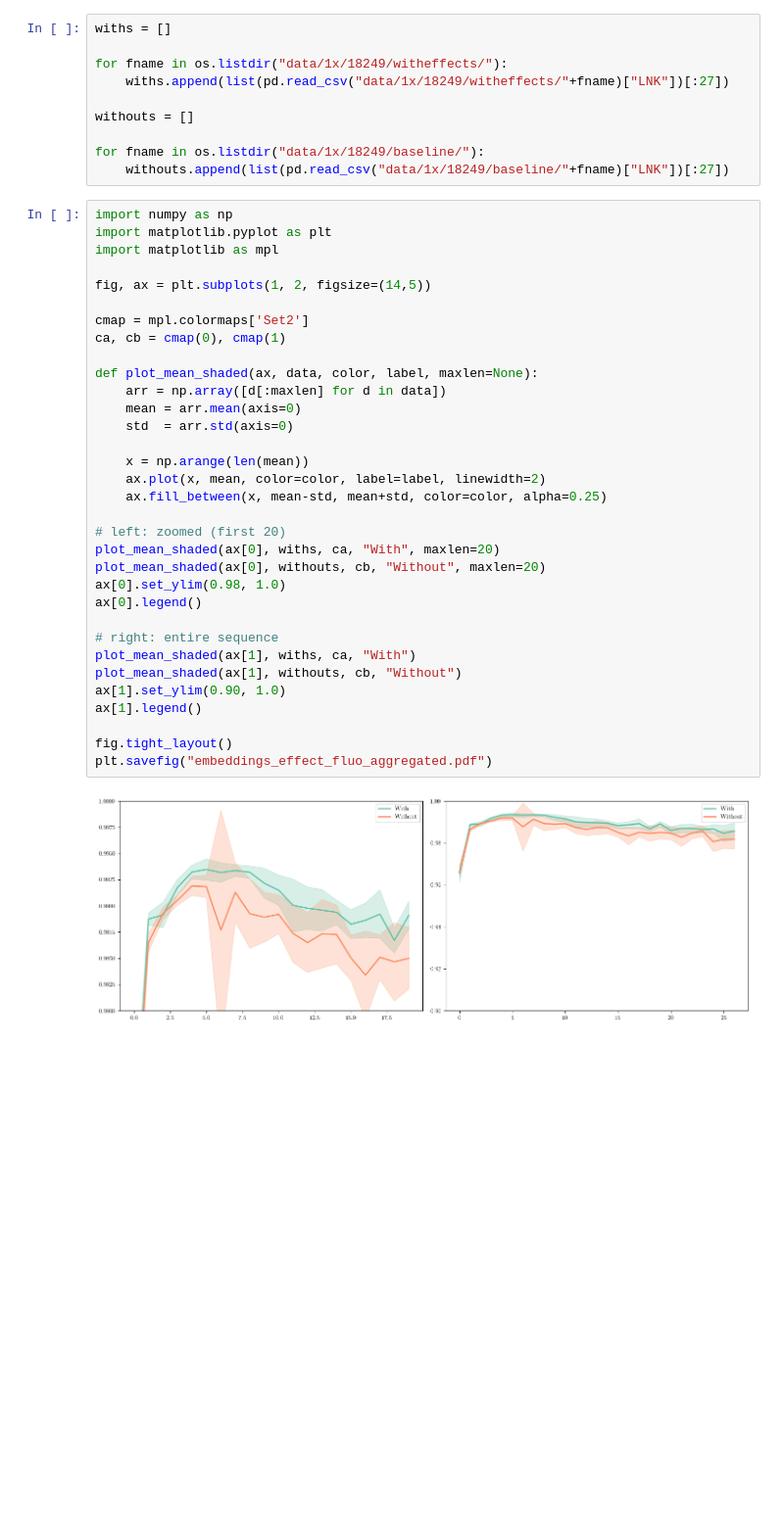
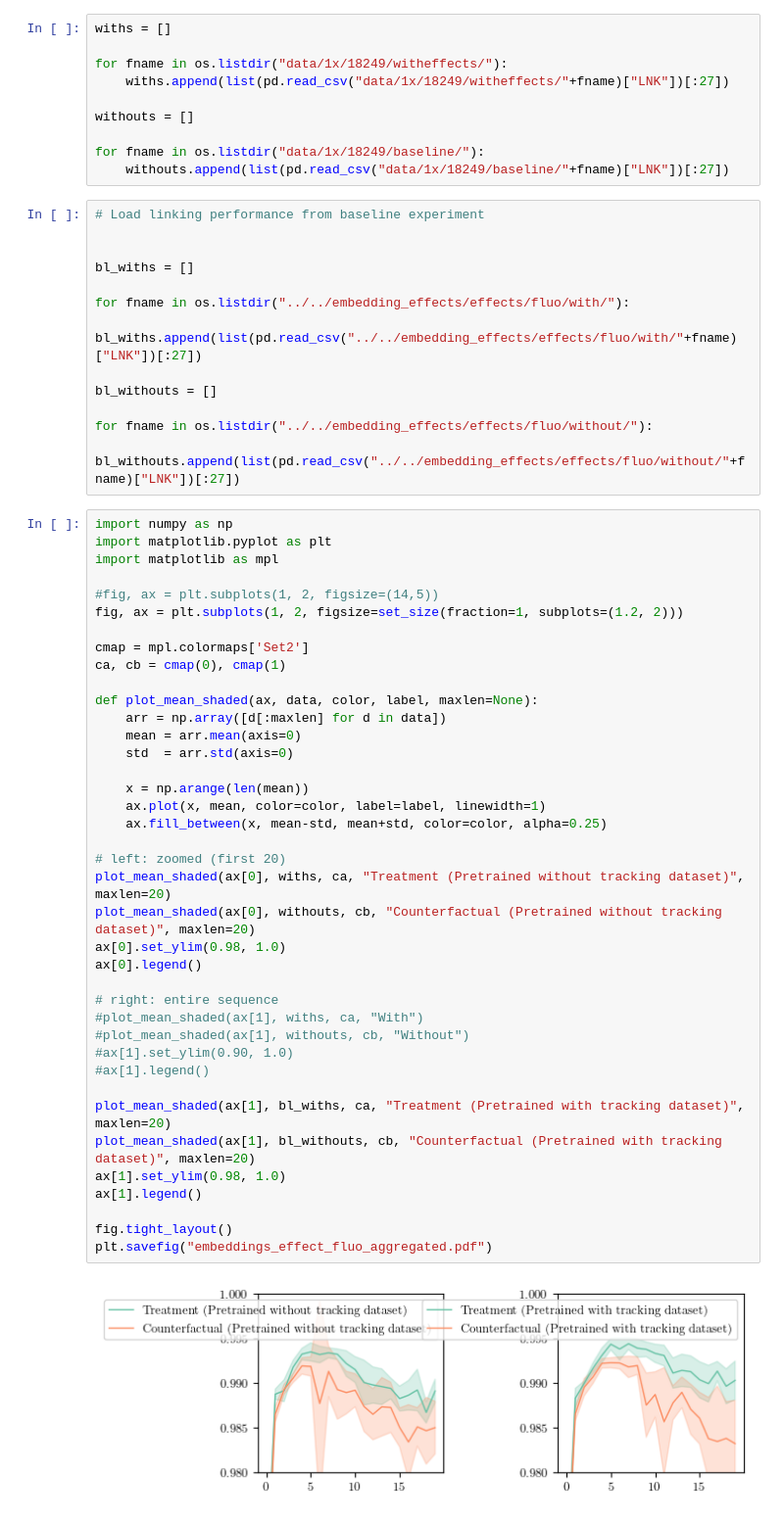
Before and after one commit to cdalinghaus-mthesis/figures, a Jupyter notebook: results/compute_data_study/transfer-learning.ipynb, the cells around one changed output. Shown at 98% size. Saved outputs shown, nothing was run; the diff lists cells and outputs as text; blank space fills up the shorter version.

Commit message:
More changes to compute experiments

```diff
--- a/results/compute_data_study/transfer-learning.ipynb
+++ b/results/compute_data_study/transfer-learning.ipynb
@@ -324,38 +324,57 @@ withouts = []
 
 for fname in os.listdir("data/1x/18249/baseline/"):
     withouts.append(list(pd.read_csv("data/1x/18249/baseline/"+fname)["LNK"])[:27])
+# %%
+# Load linking performance from baseline experiment
+
+
+bl_withs = []
+
+for fname in os.listdir("../../embedding_effects/effects/fluo/with/"):
+    bl_withs.append(list(pd.read_csv("../../embedding_effects/effects/fluo/with/"+fname)["LNK"])[:27])
+
+bl_withouts = []
+
+for fname in os.listdir("../../embedding_effects/effects/fluo/without/"):
+    bl_withouts.append(list(pd.read_csv("../../embedding_effects/effects/fluo/without/"+fname)["LNK"])[:27])
 # %%
 import numpy as np
 import matplotlib.pyplot as plt
 import matplotlib as mpl
 
-fig, ax = plt.subplots(1, 2, figsize=(14,5))
+#fig, ax = plt.subplots(1, 2, figsize=(14,5))
+fig, ax = plt.subplots(1, 2, figsize=set_size(fraction=1, subplots=(1.2, 2)))
 
 cmap = mpl.colormaps['Set2']
 ca, cb = cmap(0), cmap(1)
 
 def plot_mean_shaded(ax, data, color, label, maxlen=None):
     arr = np.array([d[:maxlen] for d in data])
     mean = arr.mean(axis=0)
     std  = arr.std(axis=0)
 
     x = np.arange(len(mean))
-    ax.plot(x, mean, color=color, label=label, linewidth=2)
+    ax.plot(x, mean, color=color, label=label, linewidth=1)
     ax.fill_between(x, mean-std, mean+std, color=color, alpha=0.25)
 
 # left: zoomed (first 20)
-plot_mean_shaded(ax[0], withs, ca, "With", maxlen=20)
-plot_mean_shaded(ax[0], withouts, cb, "Without", maxlen=20)
+plot_mean_shaded(ax[0], withs, ca, "Treatment (Pretrained without tracking dataset)", maxlen=20)
+plot_mean_shaded(ax[0], withouts, cb, "Counterfactual (Pretrained without tracking dataset)", maxlen=20)
 ax[0].set_ylim(0.98, 1.0)
 ax[0].legend()
 
 # right: entire sequence
-plot_mean_shaded(ax[1], withs, ca, "With")
-plot_mean_shaded(ax[1], withouts, cb, "Without")
-ax[1].set_ylim(0.90, 1.0)
+#plot_mean_shaded(ax[1], withs, ca, "With")
+#plot_mean_shaded(ax[1], withouts, cb, "Without")
+#ax[1].set_ylim(0.90, 1.0)
+#ax[1].legend()
+
+plot_mean_shaded(ax[1], bl_withs, ca, "Treatment (Pretrained with tracking dataset)", maxlen=20)
+plot_mean_shaded(ax[1], bl_withouts, cb, "Counterfactual (Pretrained with tracking dataset)", maxlen=20)
+ax[1].set_ylim(0.98, 1.0)
 ax[1].legend()
 
 fig.tight_layout()
 plt.savefig("embeddings_effect_fluo_aggregated.pdf")
 # %% [output]
-[figure, old version]
+[figure, new version]
```
Also changed, not shown: parts of 2 cells of this notebook, 1 other file.
